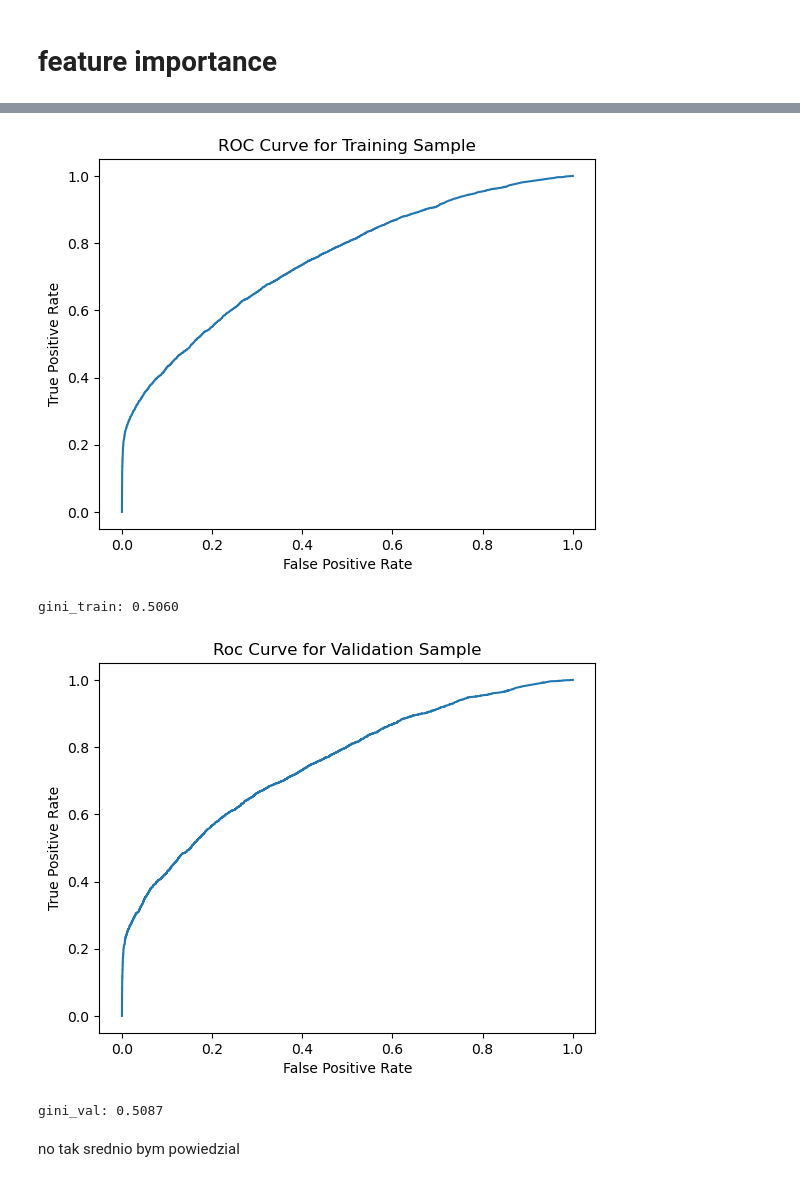
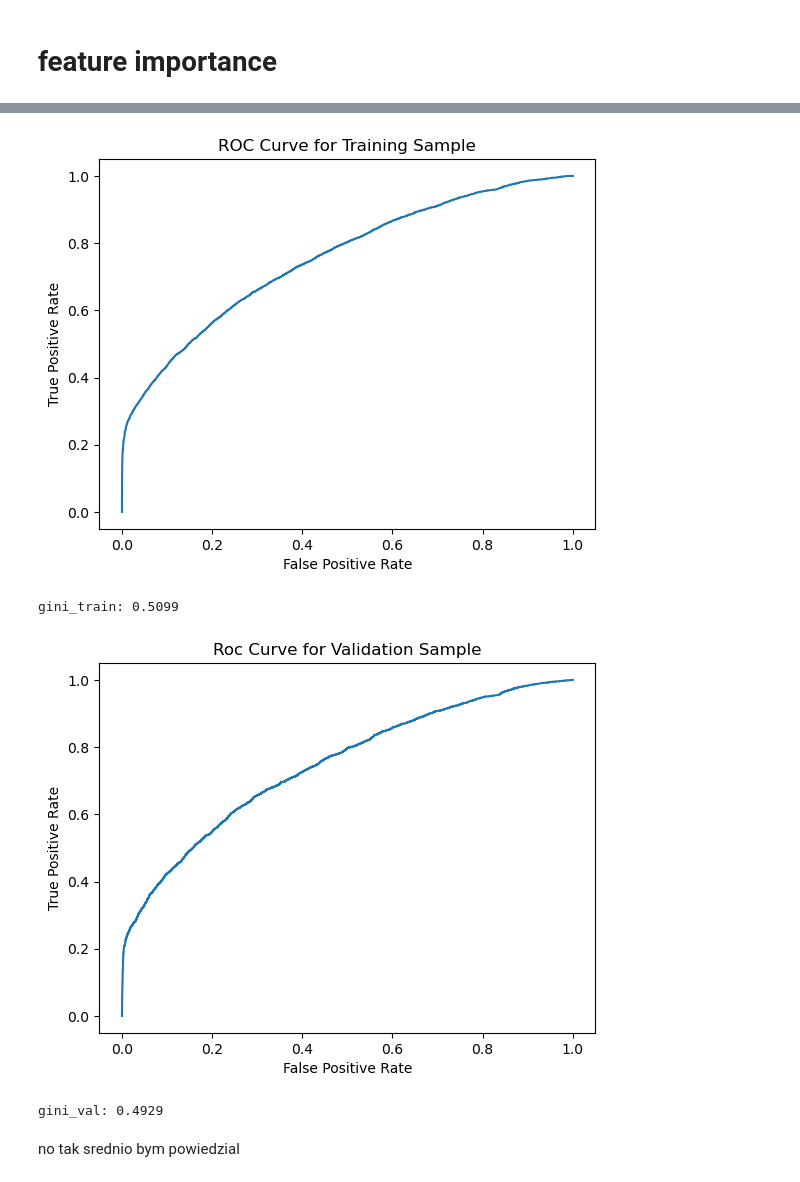
Before and after one commit to Koliber216/DontGetKicked-ML-Classification, a Jupyter notebook: model_notebooks/Random Forest.ipynb, the cells around one changed output, grey strips where cells are left out. Saved outputs shown, nothing was run; the diff lists cells and outputs as text; code cells hidden in the pictures.

Commit message:
summary preparation
updated file preprocessing - loaded preprocessed dataframes into file.
Created pptx presentation, updated report

```diff
--- a/model_notebooks/Random Forest.ipynb
+++ b/model_notebooks/Random Forest.ipynb
@@ -368,0 +25,4 @@ X_whole = pd.DataFrame(X_whole, columns=colnames)
+# %%
+X_train = pd.read_csv("../preprocessed_data/X_train.csv")
+X_whole = pd.read_csv("../preprocessed_data/X_whole.csv")
+X_val  = pd.read_csv("../preprocessed_data/X_val.csv")
@@ -379,4 +43,4 @@ from sklearn.model_selection import RandomizedSearchCV
 # %%
-rf = RandomForestClassifier(n_jobs=-1, n_estimators=100, max_depth=10, random_state=42)
-rf.fit(X_train, y_train)
+rf_base = RandomForestClassifier(n_jobs=-1, n_estimators=100, max_depth=10, random_state=42)
+rf_base.fit(X_train, y_train)
 # %% [output]
@@ -401,0 +147,2 @@ array([[19109,    93],
+# %%
+gini_train_val(rf_base, X_train, y_train, X_val, y_val)
@@ -434,7 +186,7 @@ rf_random = RandomizedSearchCV(estimator = RandomForestClassifier(), param_distr
 # %%
 gs = GridSearchCV(RandomForestClassifier(), grid_params, verbose = 3, cv=3, n_jobs = -1, scoring = ('balanced_accuracy'))
 # %%
-rf_random.fit(X_whole, y)
+rf_random.fit(X_train, y)
 # %% [output]
 Fitting 2 folds for each of 50 candidates, totalling 100 fits
 RandomizedSearchCV(cv=2, estimator=RandomForestClassifier(), n_iter=50,
@@ -597,10 +278,10 @@ def shapley(model, X_train, X_val):
 # %%
-gini_train_val(rf_random.best_estimator_, X_train, y_train, X_val, y_val)
+gini_train_val(rf, X_train, y_train, X_val, y_val)
 # %% [output]
 [figure]
-gini_train: 0.5060
+gini_train: 0.5099
-[figure, old version]
+[figure, new version]
-gini_val: 0.5087
+gini_val: 0.4929
 # %% [markdown]
 no tak srednio bym powiedzial
 # %%
```
Also changed, not shown: parts of 48 cells of this notebook, 20 other files.
